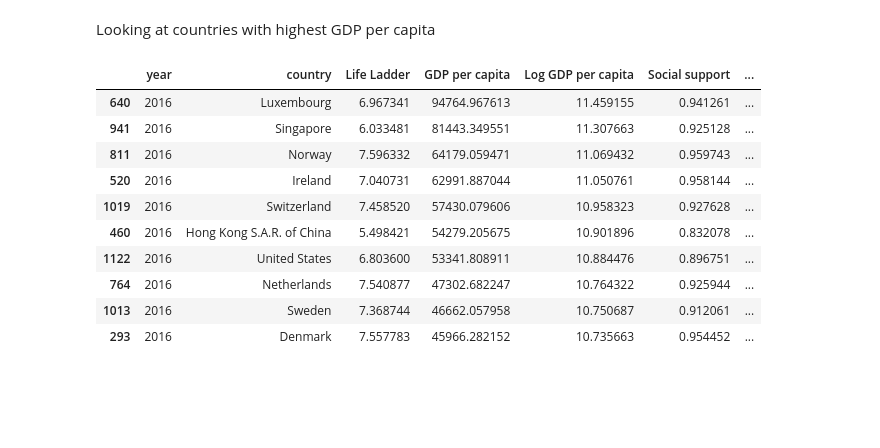
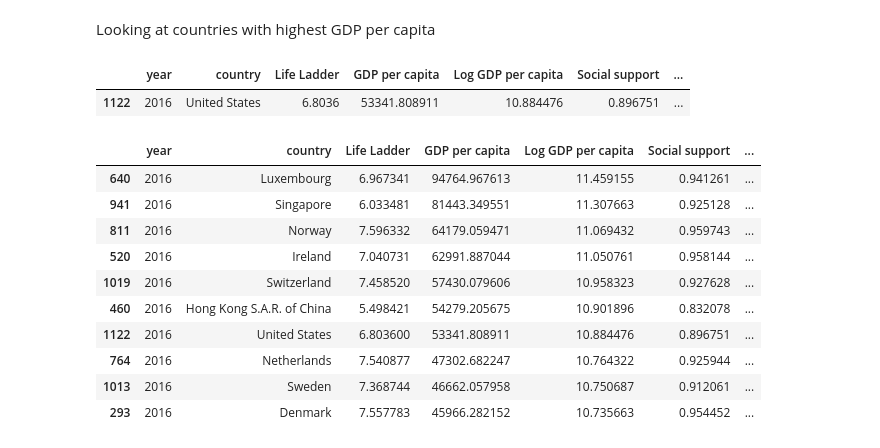
Before and after one commit to haroldfox/ts-stuy-2019, a Jupyter notebook: notebooks/05_linear_regression.ipynb, the cells around one changed output. Cells and saved outputs as stored; diff of their text form; code cells hidden in the pictures; blank space fills up the shorter version.

```diff
--- a/notebooks/05_linear_regression.ipynb
+++ b/notebooks/05_linear_regression.ipynb
@@ -78,6 +78,11 @@ plt.grid()
 [figure]
 # %% [markdown]
 Looking at countries with highest GDP per capita
+# %%
+data[data['country'] == 'United States']
+# %% [output]
+|  | year | country | Life Ladder | GDP per capita | Log GDP per capita | Social support | ... |
+| 1122 | 2016 | United States | 6.8036 | 53341.808911 | 10.884476 | 0.896751 | ... |
 # %%
 data.sort_values(by = 'GDP per capita', ascending = False).head(10)
 # %% [output]
```
Also changed, not shown: parts of 7 cells of this notebook.
